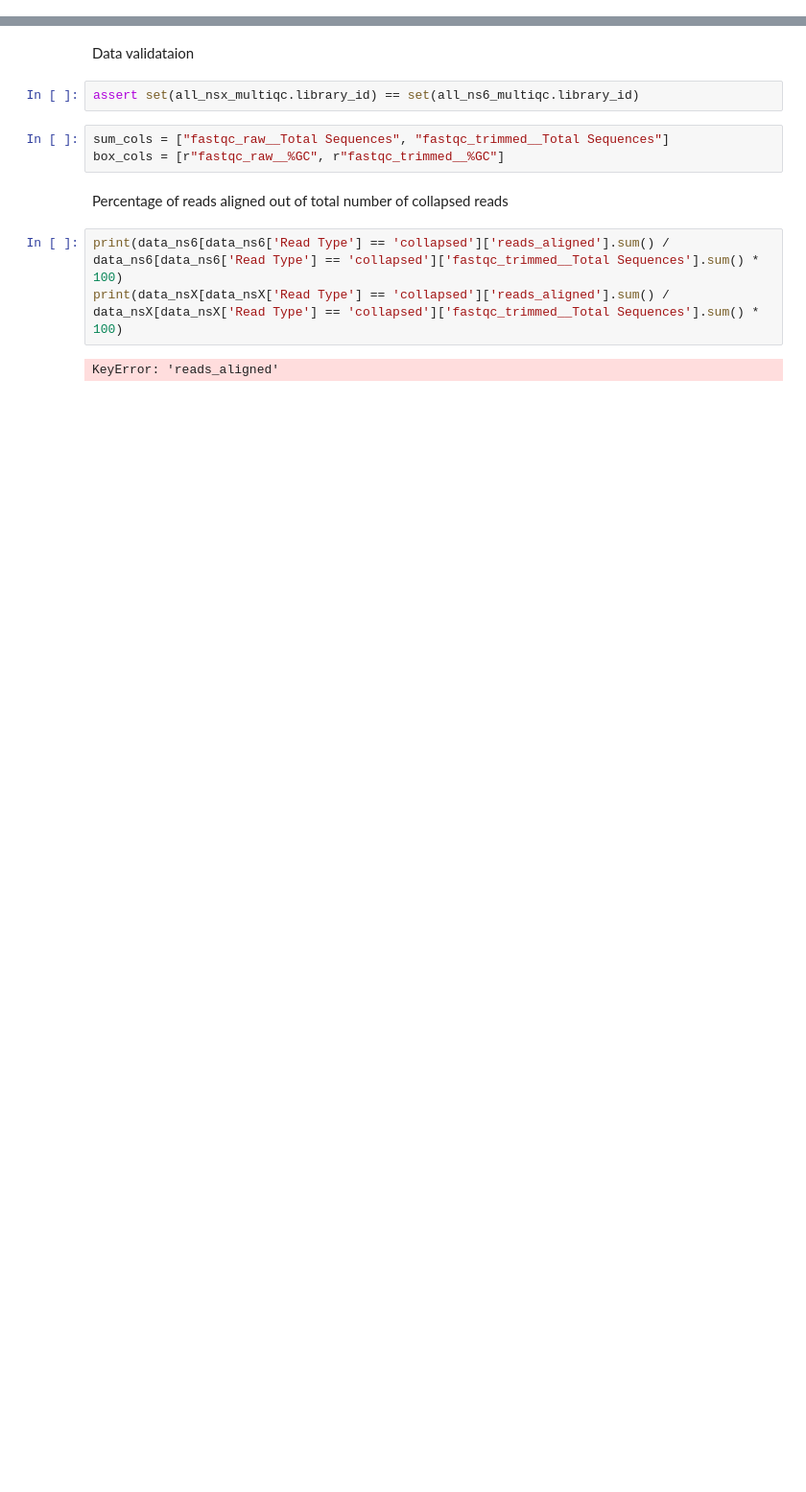
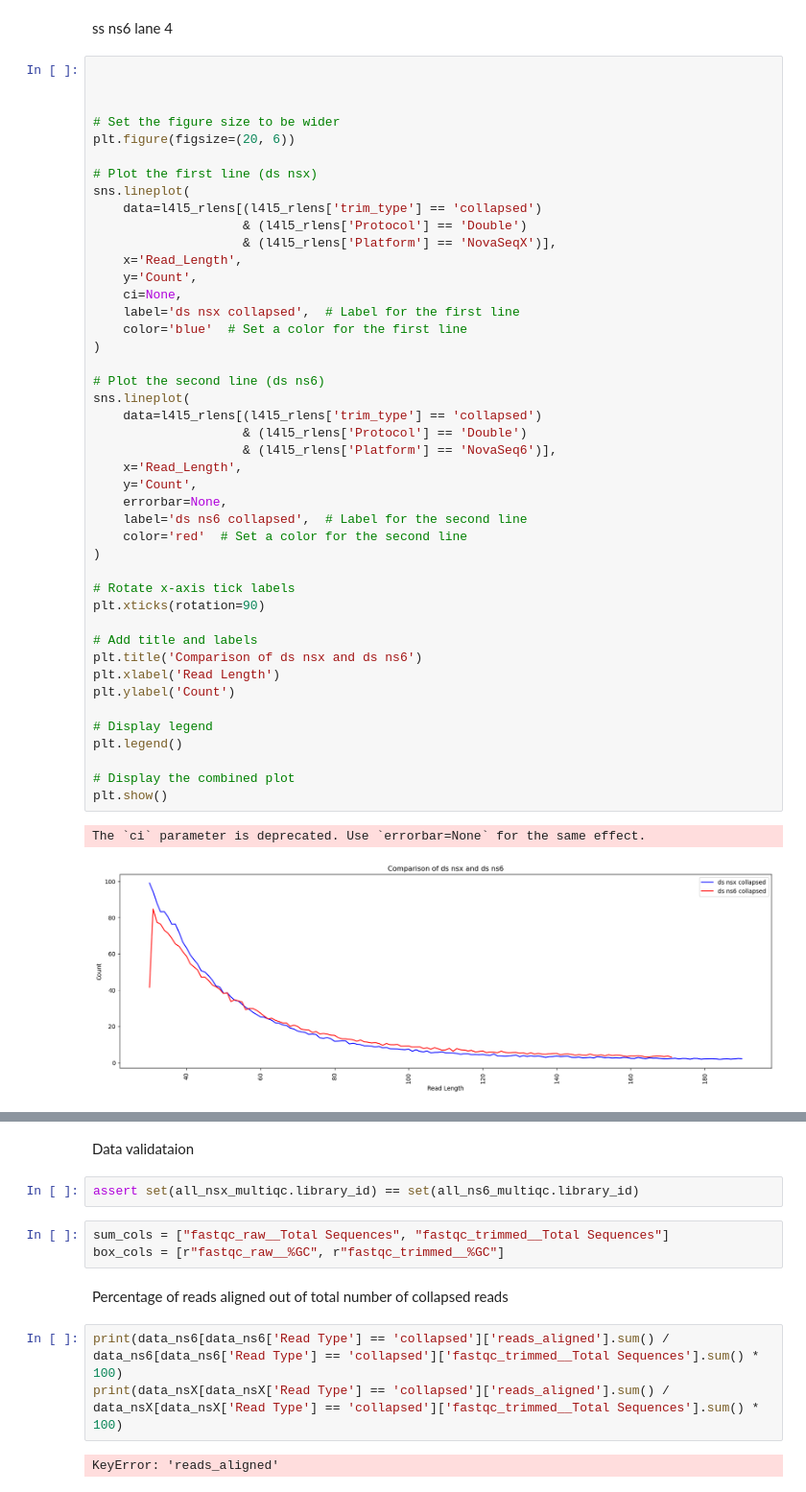
Before and after one commit to magnujo/gg-metadatabase-ui, a Jupyter notebook: illumina_data_analysis/multiqc_plots.ipynb, the cells around one changed output, grey strips where cells are left out. Shown at 96% size. Drawn from its saved outputs; the diff is of its cells as text; blank space fills up the shorter version.

```diff
--- a/illumina_data_analysis/multiqc_plots.ipynb
+++ b/illumina_data_analysis/multiqc_plots.ipynb
@@ -16,0 +340,49 @@ from plotly.subplots import make_subplots
+# %% [markdown]
+ss ns6 lane 4
+# %%
+
+
+
+# Set the figure size to be wider
+plt.figure(figsize=(20, 6))
+
+# Plot the first line (ds nsx)
+sns.lineplot(
+    data=l4l5_rlens[(l4l5_rlens['trim_type'] == 'collapsed')
+                    & (l4l5_rlens['Protocol'] == 'Double')
+                    & (l4l5_rlens['Platform'] == 'NovaSeqX')],
+    x='Read_Length',
+    y='Count',
+    ci=None,
+    label='ds nsx collapsed',  # Label for the first line
+    color='blue'  # Set a color for the first line
+)
+
+# Plot the second line (ds ns6)
+sns.lineplot(
+    data=l4l5_rlens[(l4l5_rlens['trim_type'] == 'collapsed')
+                    & (l4l5_rlens['Protocol'] == 'Double')
+                    & (l4l5_rlens['Platform'] == 'NovaSeq6')],
+    x='Read_Length',
+    y='Count',
+    errorbar=None,
+    label='ds ns6 collapsed',  # Label for the second line
+    color='red'  # Set a color for the second line
+)
+
+# Rotate x-axis tick labels
+plt.xticks(rotation=90)
+
+# Add title and labels
+plt.title('Comparison of ds nsx and ds ns6')
+plt.xlabel('Read Length')
+plt.ylabel('Count')
+
+# Display legend
+plt.legend()
+
+# Display the combined plot
+plt.show()
+# %% [output]
+The `ci` parameter is deprecated. Use `errorbar=None` for the same effect.
+[figure, added]
```
Also changed, not shown: parts of 25 cells of this notebook.
